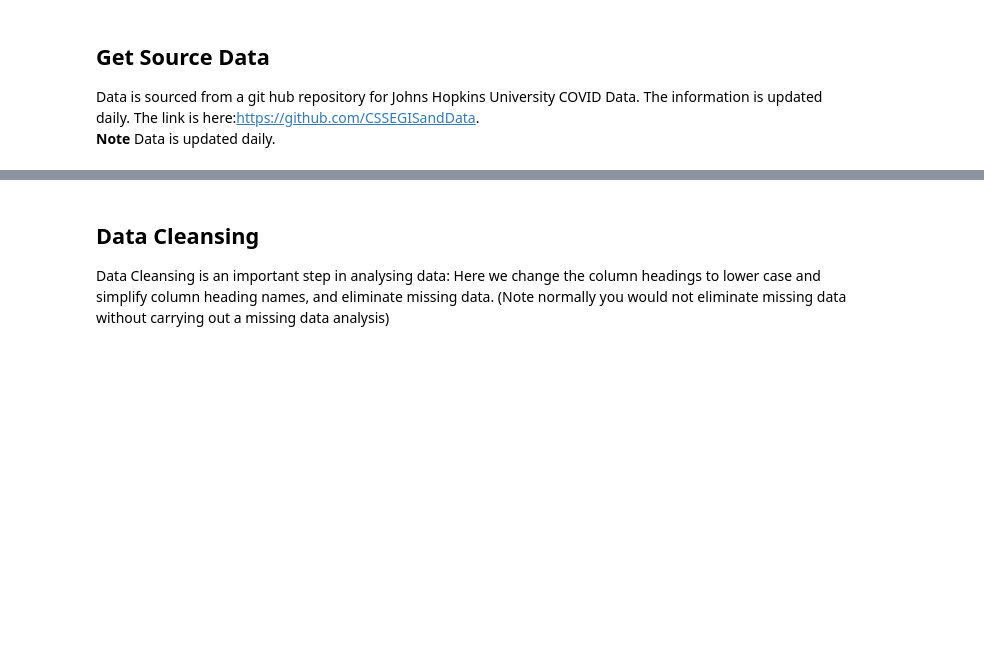
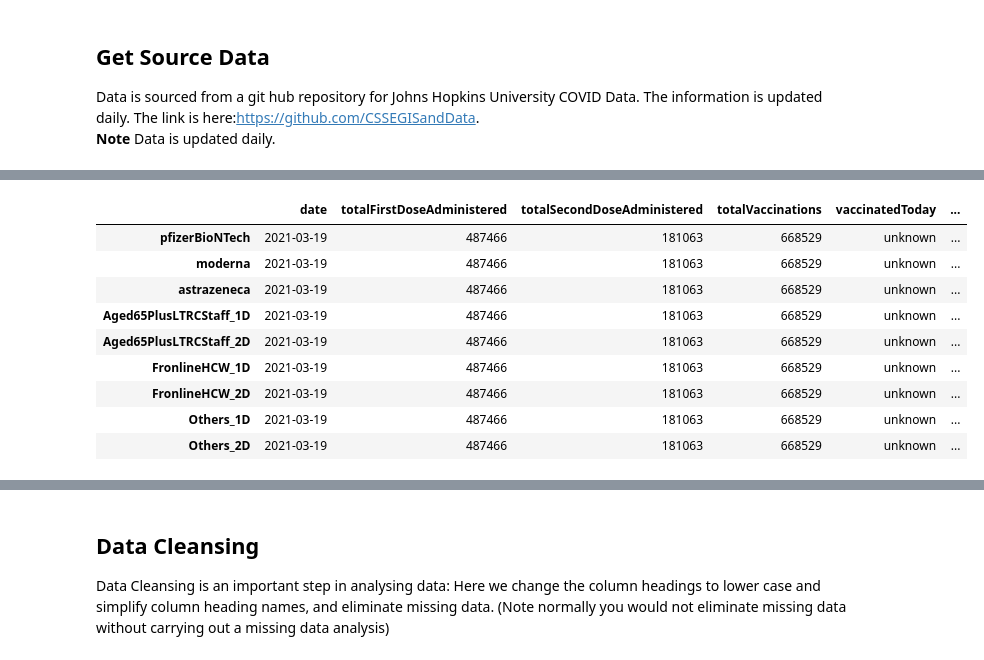
Before and after one commit to morgan360/python_course, a Jupyter notebook: examples/CovidAnalysis.ipynb, the cells around one changed output, grey strips where cells are left out. Cells and saved outputs as stored; diff of their text form; code cells hidden in the pictures; blank space fills up the shorter version.

```diff
--- a/examples/CovidAnalysis.ipynb
+++ b/examples/CovidAnalysis.ipynb
@@ -40,3 +40,19 @@ country_df.head(3)
+# %%
+vacine_df = pd.read_json("https://covid19.shanehastings.eu/vaccines/json/")
+# %%
+vacine_df.tail(20)
+#vacine_df.head(20)
+# %% [output]
+|  | date | totalFirstDoseAdministered | totalSecondDoseAdministered | totalVaccinations | vaccinatedToday | ... |
+| pfizerBioNTech | 2021-03-19 | 487466 | 181063 | 668529 | unknown | ... |
+| moderna | 2021-03-19 | 487466 | 181063 | 668529 | unknown | ... |
+| astrazeneca | 2021-03-19 | 487466 | 181063 | 668529 | unknown | ... |
+| Aged65PlusLTRCStaff_1D | 2021-03-19 | 487466 | 181063 | 668529 | unknown | ... |
+| Aged65PlusLTRCStaff_2D | 2021-03-19 | 487466 | 181063 | 668529 | unknown | ... |
+| FronlineHCW_1D | 2021-03-19 | 487466 | 181063 | 668529 | unknown | ... |
+| FronlineHCW_2D | 2021-03-19 | 487466 | 181063 | 668529 | unknown | ... |
+| Others_1D | 2021-03-19 | 487466 | 181063 | 668529 | unknown | ... |
+| Others_2D | 2021-03-19 | 487466 | 181063 | 668529 | unknown | ... |
 # %%
 # Check data has been imported correctly
 confirmed_df.head(3)
```
Also changed, not shown: parts of 14 cells of this notebook, 24 other files.
